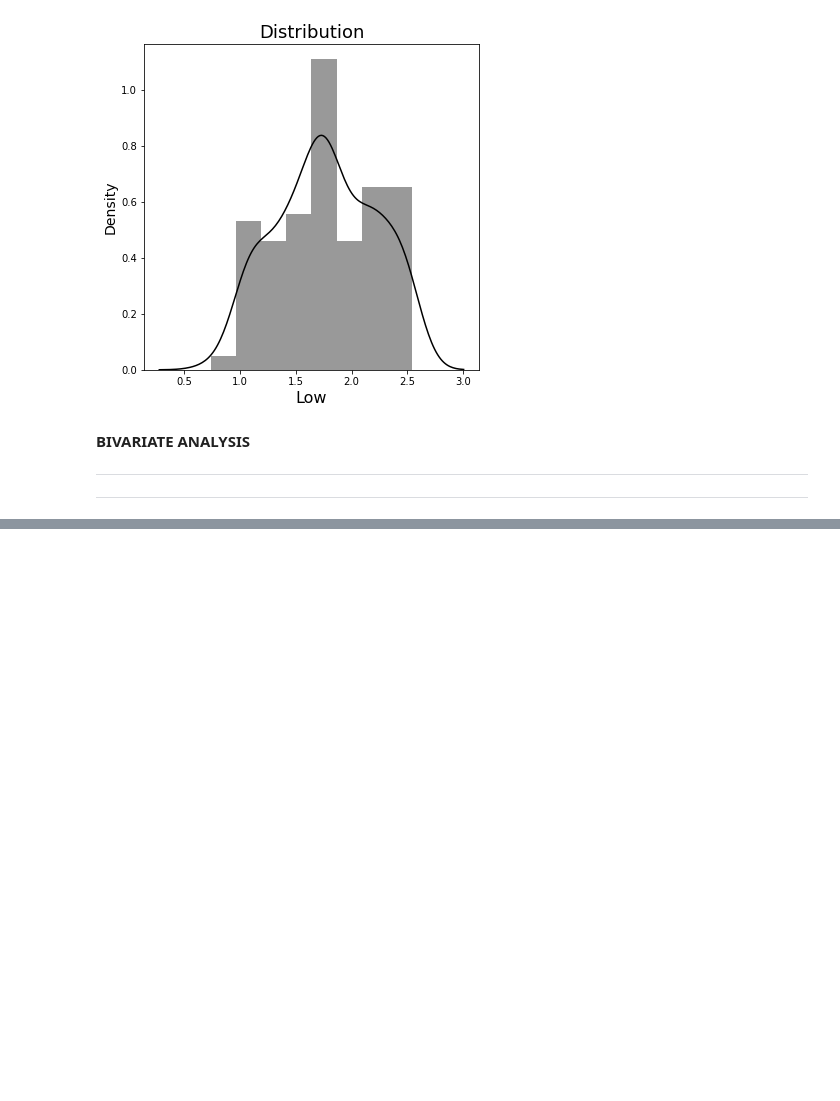
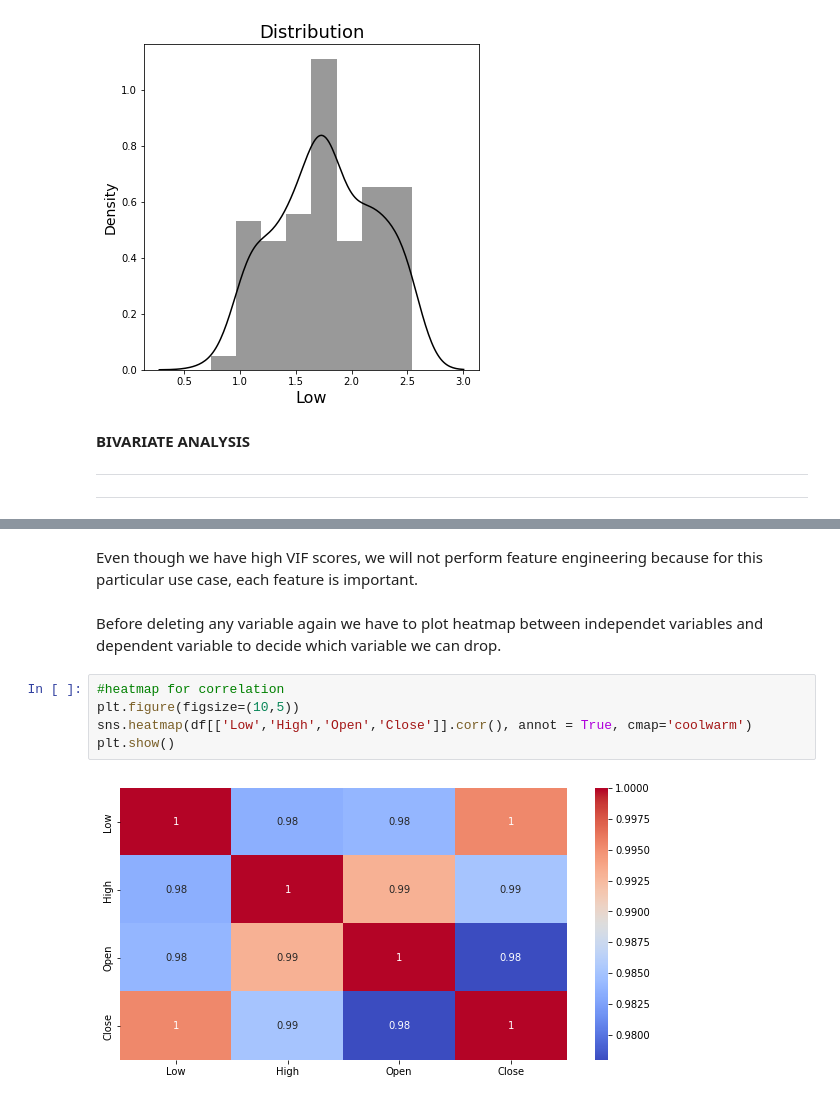
Before and after one commit to ShuklaRajni/Yes_Bank_Stock_Prices_Prediction_analysis, a Jupyter notebook: Yes_Bank_Stock_Closing_Price_Prediction_Capstone_Project_2.ipynb, the cells around one changed output, grey strips where cells are left out. Saved outputs shown, nothing was run; the diff lists cells and outputs as text; blank space fills up the shorter version.

```diff
--- a/Yes_Bank_Stock_Closing_Price_Prediction_Capstone_Project_2.ipynb
+++ b/Yes_Bank_Stock_Closing_Price_Prediction_Capstone_Project_2.ipynb
@@ -360,0 +398,11 @@ plt.show()
+# %% [markdown]
+Even though we have high VIF scores, we will not perform feature engineering because for this particular use case, each feature is important.
+# %% [markdown]
+Before deleting any variable again we have to plot heatmap between independet variables and dependent variable to decide which variable we can drop.
+# %%
+#heatmap for correlation
+plt.figure(figsize=(10,5))
+sns.heatmap(df[['Low','High','Open','Close']].corr(), annot = True, cmap='coolwarm')
+plt.show()
+# %% [output]
+[figure, added]
```
Also changed, not shown: parts of 11 cells of this notebook.
